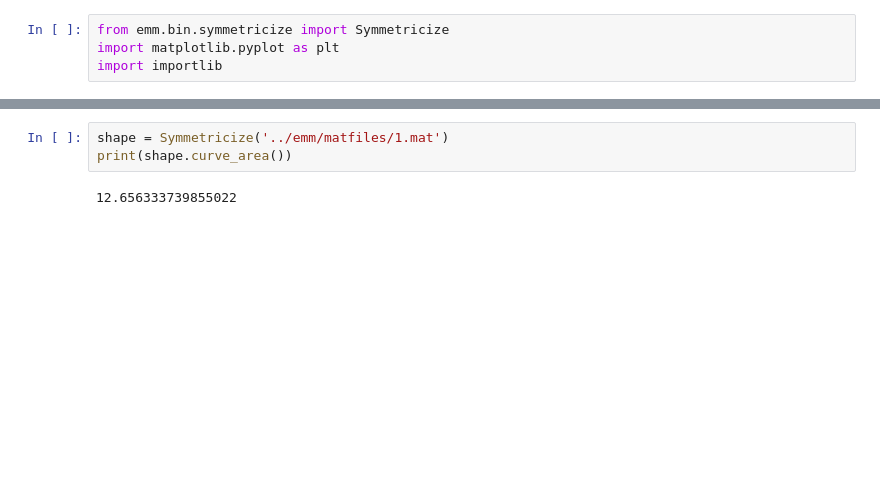
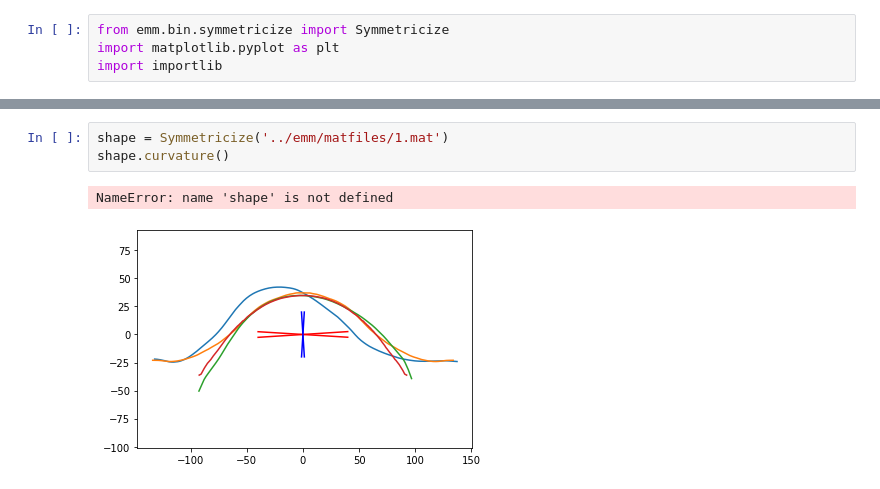
Before and after one commit to ritvikvasan/EMM, a Jupyter notebook: notebooks/SymmetricizeNotebook.ipynb, the cells around one changed output, grey strips where cells are left out. Drawn from its saved outputs; the diff is of its cells as text; blank space fills up the shorter version.

Commit message:
Forgot to include curvature function for symmetricize.py

```diff
--- a/notebooks/SymmetricizeNotebook.ipynb
+++ b/notebooks/SymmetricizeNotebook.ipynb
@@ -43,5 +37,6 @@ for i in range(100):
 # %%
 shape = Symmetricize('../emm/matfiles/1.mat')
-print(shape.curve_area())
+shape.curvature()
 # %% [output]
-12.656333739855022
+NameError: name 'shape' is not defined
+[figure, added]
```
Also changed, not shown: parts of 2 cells of this notebook, 1 other file.
